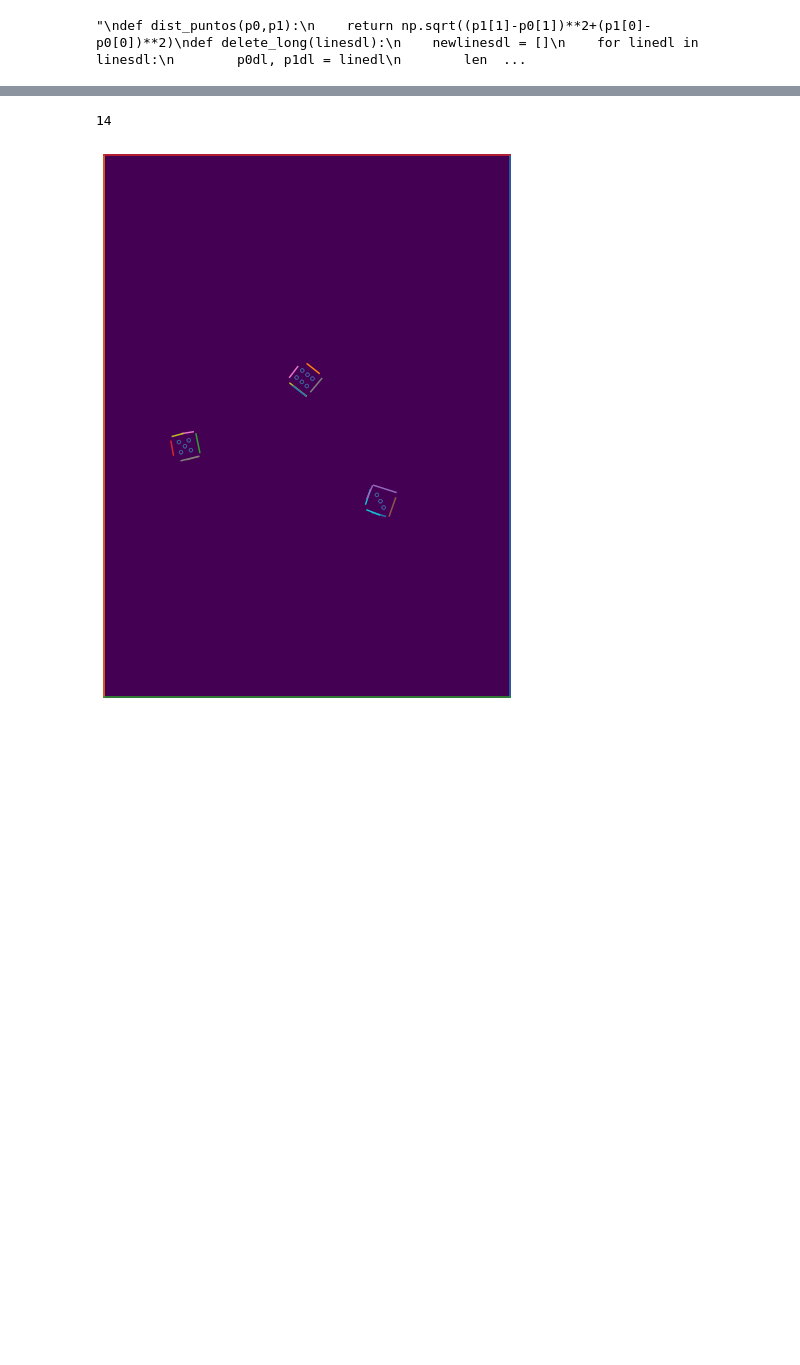
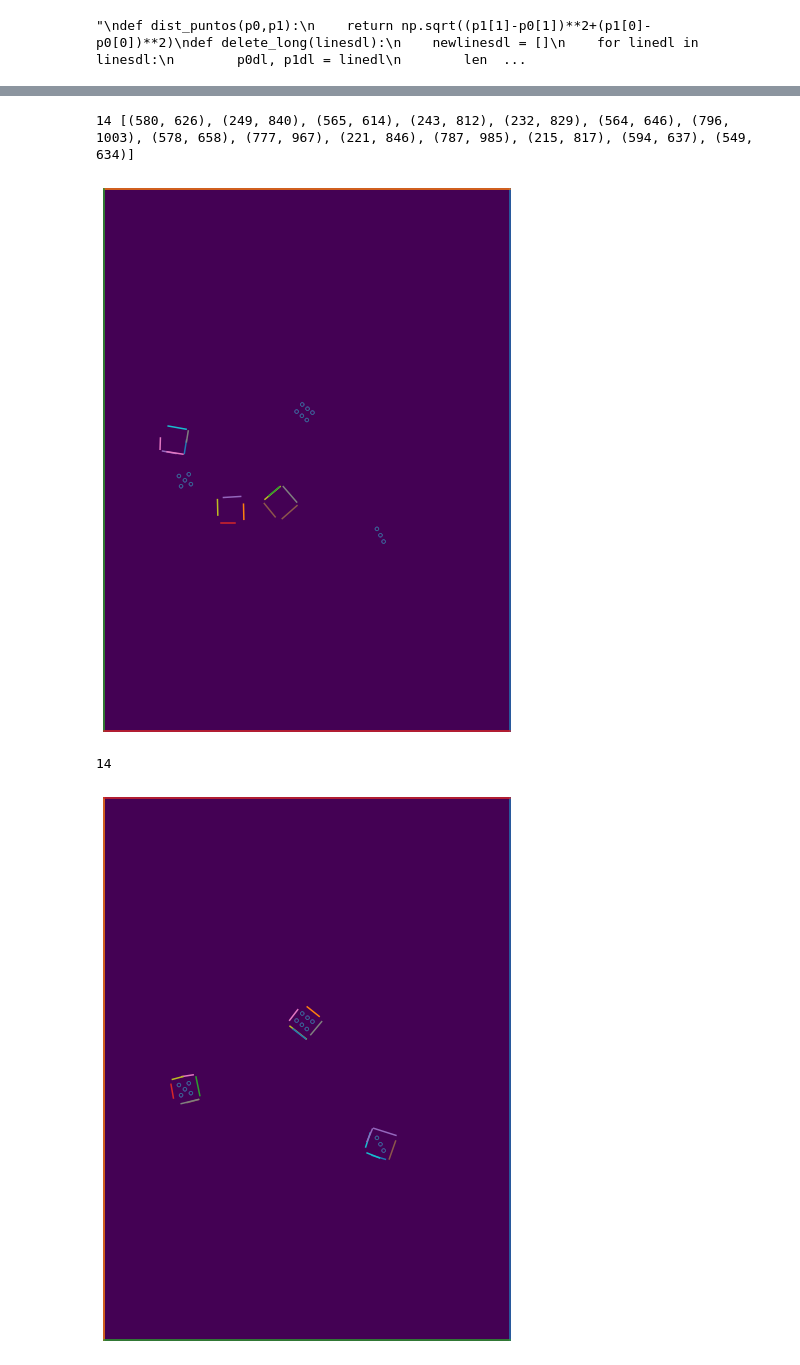
Before and after one commit to ChristopherMoralesA/Tarea-3-Vision, a Jupyter notebook: Tarea_3.ipynb, the cells around one changed output, grey strips where cells are left out. Drawn from its saved outputs; the diff is of its cells as text; code cells hidden in the pictures; blank space fills up the shorter version.

```diff
--- a/Tarea_3.ipynb
+++ b/Tarea_3.ipynb
@@ -347,3 +343,56 @@ plt.show()
+# %%
+def uniq_circles(circulos):
+    min_diff = 2
+    uniq = []
+    uniq.append(circulos[0])
+    for i in circulos:
+        uniq_circ = True
+        for k in uniq:
+            dist = dist_puntos(i,k)
+            #Si no es unico
+            if dist <= min_diff:
+                uniq_circ = False
+        if uniq_circ:
+            uniq.append(i)
+    return uniq
+
+def uniq_circles_draft(circulos):
+    min_diff = 2
+    uniq = []
+    uniq.append(circulos[0])
+    for i in circulos:
+        uniq_circ = True
+        for k in uniq:
+            diff_x = abs(i[0]-k[0])
+            diff_y = abs(i[1]-k[1])
+            #Si no es unico
+            if diff_x <= min_diff and diff_y <= min_diff:
+                uniq_circ = False
+        if uniq_circ:
+            uniq.append(i)
+    return uniq
+
+circulos_unicos = uniq_circles_draft(punt_dados)
+print(len(circulos_unicos),circulos_unicos)
+SEEDS=circulos_unicos
+
+plt.figure(figsize = (20,10))
+seeds_img = np.zeros((SIZE[0],SIZE[1]), dtype=np.uint32)
+for seed in SEEDS:
+    rr, cc = circle_perimeter(np.uint16(seed[1]), np.uint16(seed[0]), 5)
+    seeds_img[rr,cc] = 1
+
+
+plt.imshow(edgesHT * 0)
+for line in linesHT1:
+    p0, p1 = line
+    plt.plot((p0[0], p1[0]), (p0[1], p1[1]))
+plt.imshow(seeds_img)
+plt.axis('off')
+plt.show()
+# %% [output]
+14 [(580, 626), (249, 840), (565, 614), (243, 812), (232, 829), (564, 646), (796, 1003), (578, 658), (777, 967), (221, 846), (787, 985), (215, 817), (594, 637), (549, 634)]
+[figure, added]
 # %%
 #Funcion para encontrar centroide de cada dado
 def centroides_dados(puntos):
```
Also changed, not shown: parts of 10 cells of this notebook, 1 other file.
